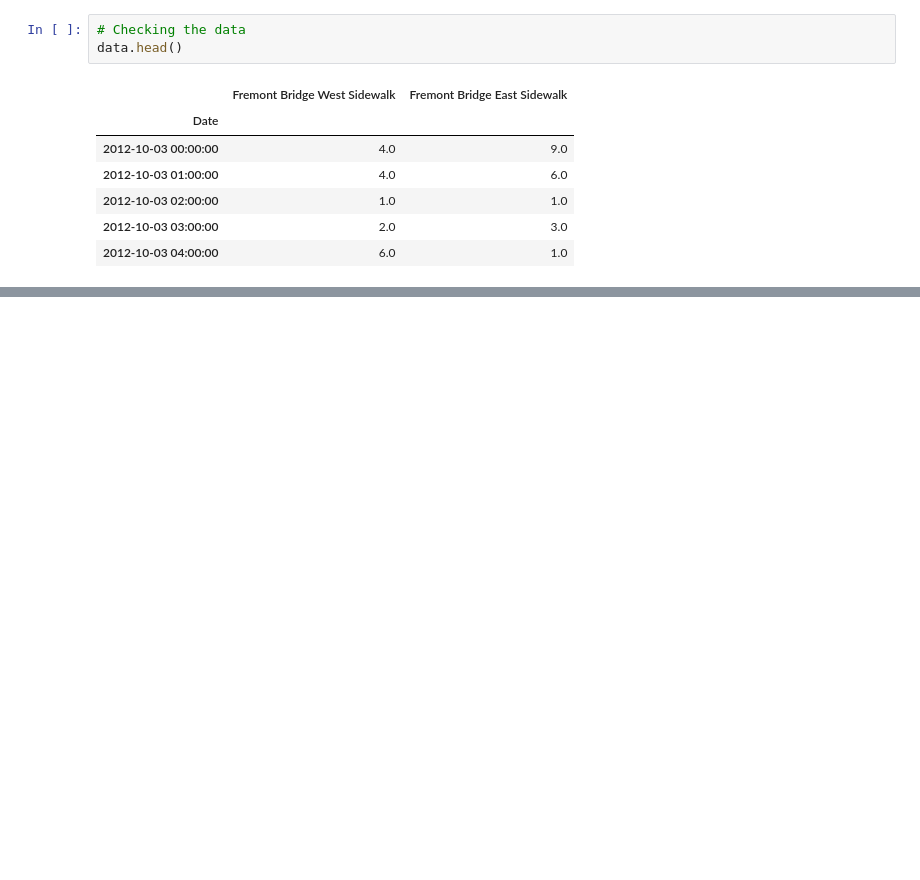
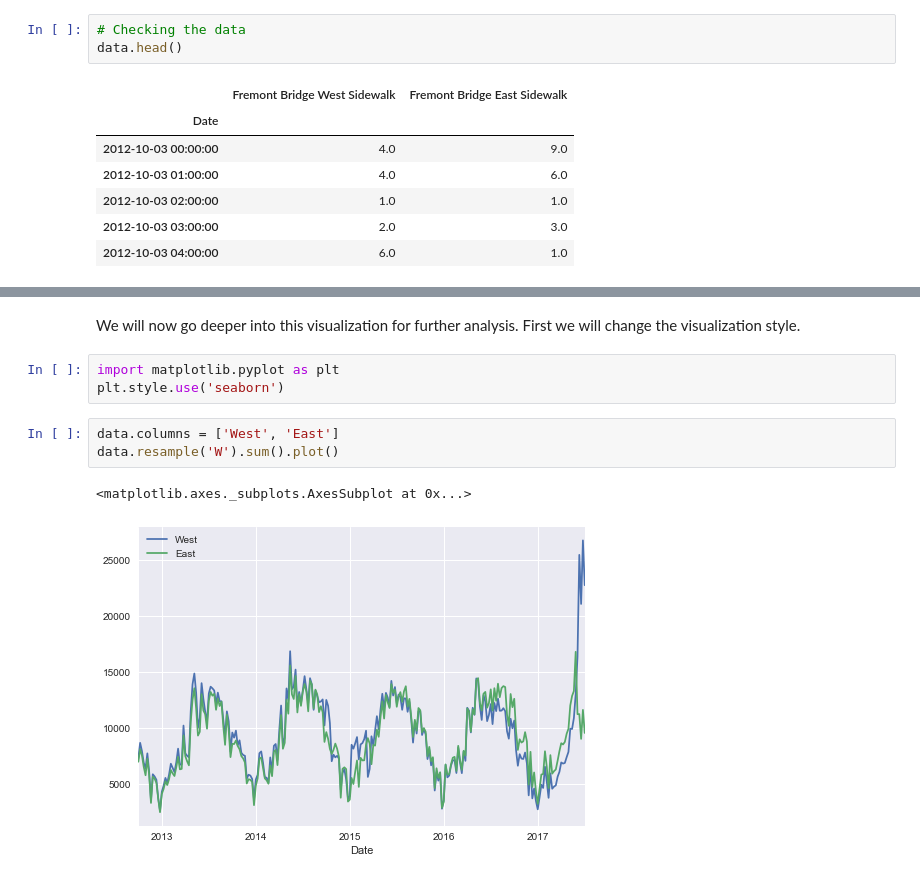
Before and after one commit to shoaibb/Jupyter_Data_Analysis, a Jupyter notebook: Data_Analysis.ipynb, the cells around one changed output, grey strips where cells are left out. Drawn from its saved outputs; the diff is of its cells as text; blank space fills up the shorter version.

Commit message:
Data Analysis Workflow Notebook

```diff
--- a/Data_Analysis.ipynb
+++ b/Data_Analysis.ipynb
@@ -30,0 +31,12 @@ data.resample('W').sum().plot()
+# %% [markdown]
+We will now go deeper into this visualization for further analysis.
+First we will change the visualization style.
+# %%
+import matplotlib.pyplot as plt
+plt.style.use('seaborn')
+# %%
+data.columns = ['West', 'East']
+data.resample('W').sum().plot()
+# %% [output]
+<matplotlib.axes._subplots.AxesSubplot at 0x...>
+[figure, added]
```
Also changed, not shown: parts of 21 cells of this notebook.
